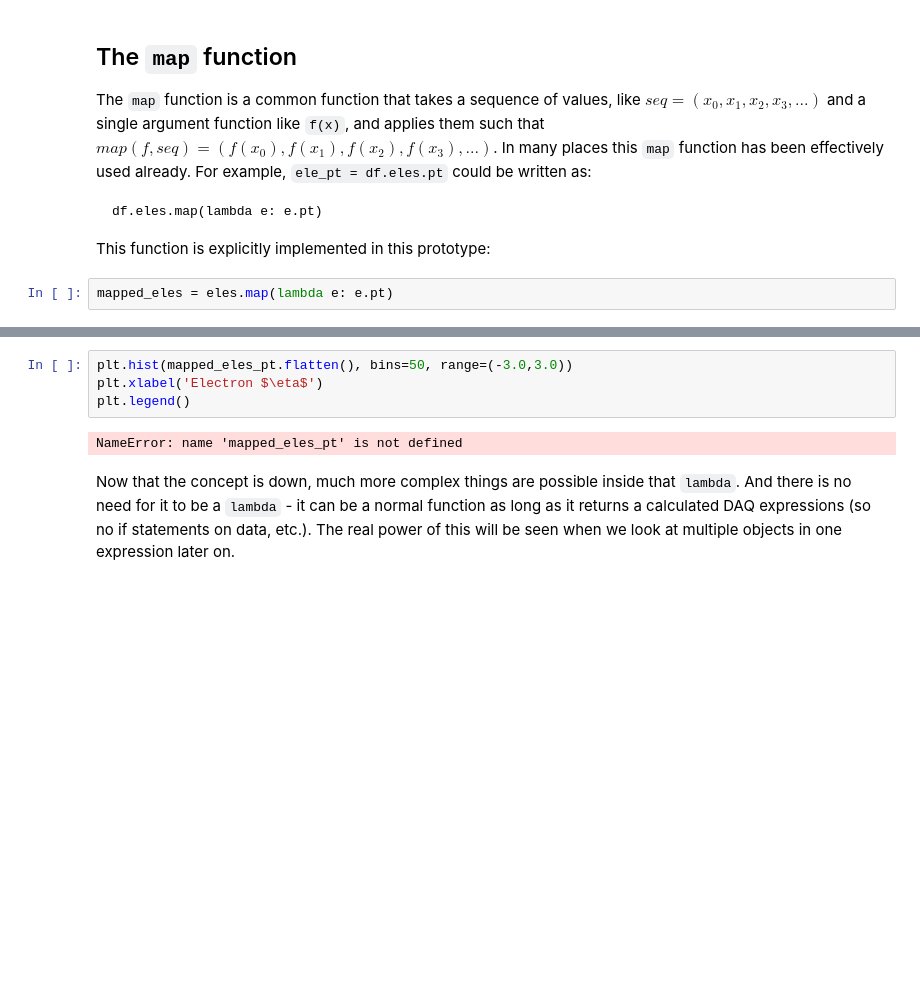
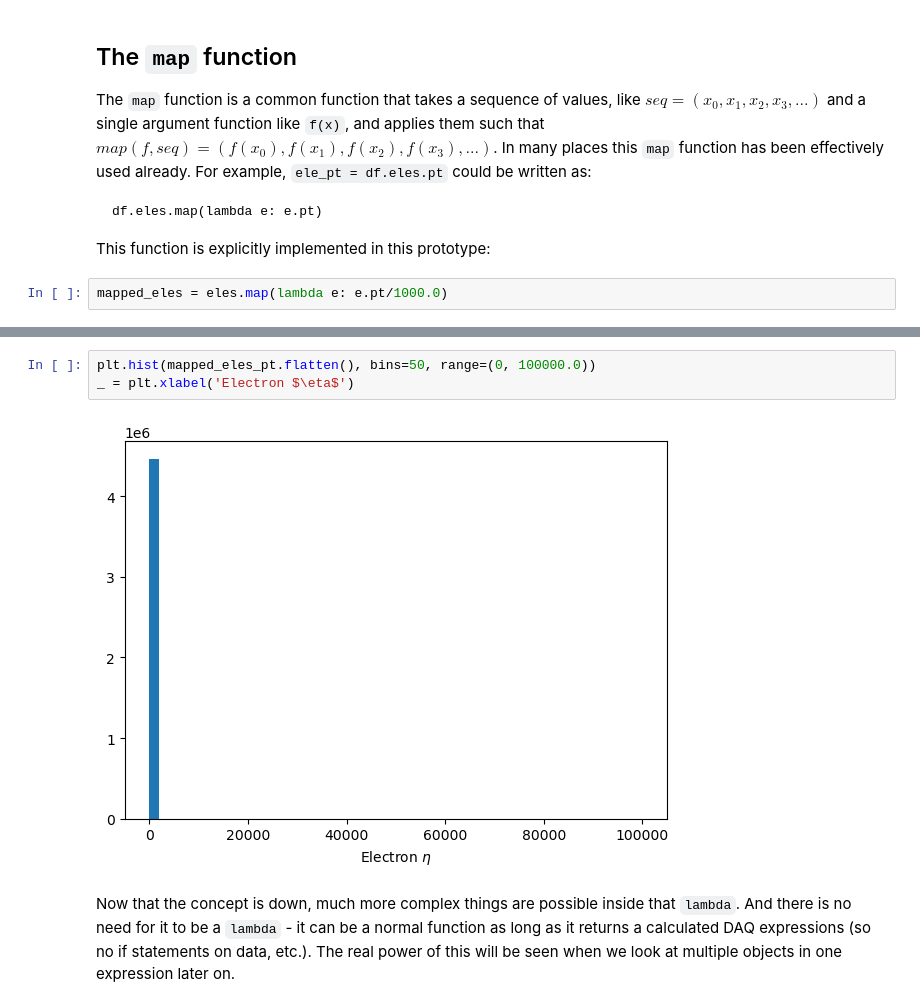
Before and after one commit to gordonwatts/hep_tables, a Jupyter notebook: notebooks/02 - Functions.ipynb, the cells around one changed output, grey strips where cells are left out. Cells and saved outputs as stored; diff of their text form; blank space fills up the shorter version.

```diff
--- a/notebooks/02 - Functions.ipynb
+++ b/notebooks/02 - Functions.ipynb
@@ -106,7 +106,7 @@ df.eles.map(lambda e: e.pt)
 
 This function is explicitly implemented in this prototype:
 # %%
-mapped_eles = eles.map(lambda e: e.pt)
+mapped_eles = eles.map(lambda e: e.pt/1000.0)
 # %%
 %%time
 mapped_eles_pt = make_local(mapped_eles)
@@ -132,9 +115,8 @@ Wall time: 1min 52s
 # %%
-plt.hist(mapped_eles_pt.flatten(), bins=50, range=(-3.0,3.0))
-plt.xlabel('Electron $\eta$')
-plt.legend()
+plt.hist(mapped_eles_pt.flatten(), bins=50, range=(0, 100000.0))
+_ = plt.xlabel('Electron $\eta$')
 # %% [output]
-NameError: name 'mapped_eles_pt' is not defined
+[figure, added]
 # %% [markdown]
 Now that the concept is down, much more complex things are possible inside that `lambda`. And there is no need for it to be a `lambda` - it can be a normal function as long as it returns a calculated DAQ expressions (so no if statements on data, etc.). The real power of this will be seen when we look at multiple objects in one expression later on.
 # %% [markdown]
```
Also changed, not shown: parts of 8 cells of this notebook.
